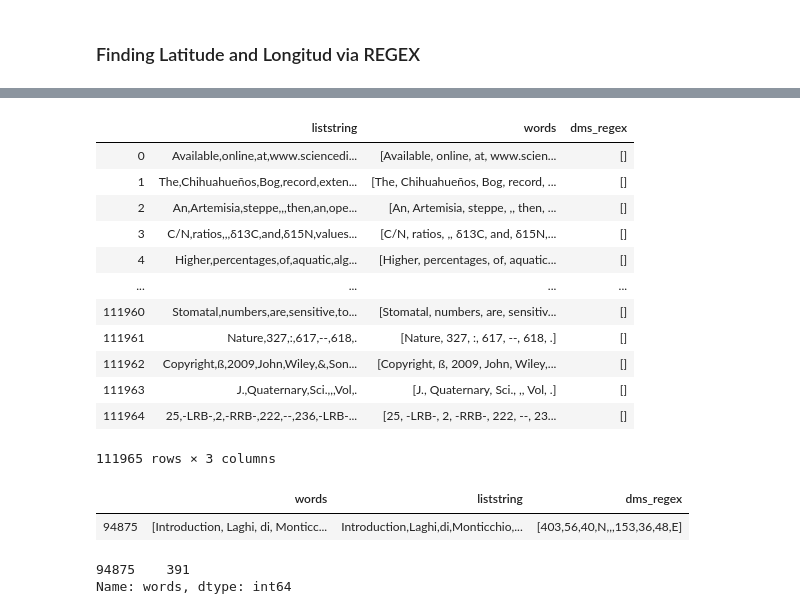
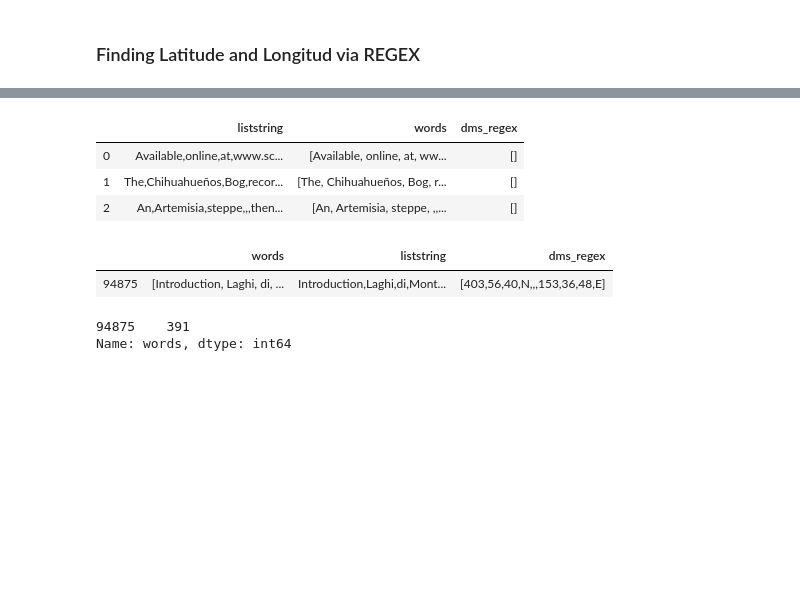
Before and after one commit to throughput-ec/UnacquiredSites, a Jupyter notebook: ML_Record_Mining_JN.ipynb, the cells around one changed output, grey strips where cells are left out. Cells and saved outputs as stored; diff of their text form; code cells hidden in the pictures; blank space fills up the shorter version.

Commit message:
regex verified

```diff
--- a/ML_Record_Mining_JN.ipynb
+++ b/ML_Record_Mining_JN.ipynb
@@ -17,13 +17,13 @@ import re
 from src.config import config
 # %%
 # Options for DF display
-pd.set_option('display.max_colwidth', 30)
+#pd.set_option('display.max_colwidth', 30)
 #pd.set_option('display.max_rows', 10)
 
 pd.set_option('display.max_rows', None)
 #pd.set_option('display.max_columns', None)
-pd.set_option('display.width', None)
-#pd.set_option('display.max_colwidth', -1)
+#pd.set_option('display.width', None)
+pd.set_option('display.max_colwidth', -1)
 # %% [markdown]
 ## Loading and viewing the Data
 
@@ -303,33 +303,24 @@ dd_regex = "[\\{,][-]?[1]?[0-9]{1,2}\\.[0-9]{1,}[,]?[NESWnesw],"
 # %%
 # TODO Find REGEX of couples of numbers (123, 234)
 nlp_sentences['liststring'] = nlp_sentences['words'].apply(lambda x: ','.join(map(str, x)))
 nlp_sentences['dms_regex'] = nlp_sentences['liststring'].str.findall(dms_regex)
 
 
 #nlp_sentences[['dms_regex', 'words']]
 
-nlp_sentences[['liststring', 'words', 'dms_regex']]
+nlp_sentences[['liststring', 'words', 'dms_regex']].head(3)
 # %% [output]
 |  | liststring | words | dms_regex |
-| 0 | Available,online,at,www.sciencedi... | [Available, online, at, www.scien... | [] |
-| 1 | The,Chihuahueños,Bog,record,exten... | [The, Chihuahueños, Bog, record, ... | [] |
-| 2 | An,Artemisia,steppe,,,then,an,ope... | [An, Artemisia, steppe, ,, then, ... | [] |
-| 3 | C/N,ratios,,,δ13C,and,δ15N,values... | [C/N, ratios, ,, δ13C, and, δ15N,... | [] |
-| 4 | Higher,percentages,of,aquatic,alg... | [Higher, percentages, of, aquatic... | [] |
-| ... | ... | ... | ... |
-| 111960 | Stomatal,numbers,are,sensitive,to... | [Stomatal, numbers, are, sensitiv... | [] |
-| 111961 | Nature,327,:,617,--,618,. | [Nature, 327, :, 617, --, 618, .] | [] |
-| 111962 | Copyright,ß,2009,John,Wiley,&,Son... | [Copyright, ß, 2009, John, Wiley,... | [] |
-| 111963 | J.,Quaternary,Sci.,,,Vol,. | [J., Quaternary, Sci., ,, Vol, .] | [] |
-| 111964 | 25,-LRB-,2,-RRB-,222,--,236,-LRB-... | [25, -LRB-, 2, -RRB-, 222, --, 23... | [] |
+| 0 | Available,online,at,www.sc... | [Available, online, at, ww... | [] |
+| 1 | The,Chihuahueños,Bog,recor... | [The, Chihuahueños, Bog, r... | [] |
+| 2 | An,Artemisia,steppe,,,then... | [An, Artemisia, steppe, ,,... | [] |
-111965 rows × 3 columns
 # %%
 italy_example = nlp_sentences[nlp_sentences['_gddid'] == '550453fde1382326932d85f7']
 italy_example = italy_example[italy_example['sentid'] == 10]
 italy_example[['words', 'liststring', 'dms_regex']]
 # %% [output]
 |  | words | liststring | dms_regex |
-| 94875 | [Introduction, Laghi, di, Monticc... | Introduction,Laghi,di,Monticchio,... | [403,56,40,N,,,153,36,48,E] |
+| 94875 | [Introduction, Laghi, di, ... | Introduction,Laghi,di,Mont... | [403,56,40,N,,,153,36,48,E] |
 # %%
 italy_example['words'].astype(str).str.len()
 # %% [output]
```
Also changed, not shown: parts of 18 cells of this notebook.
